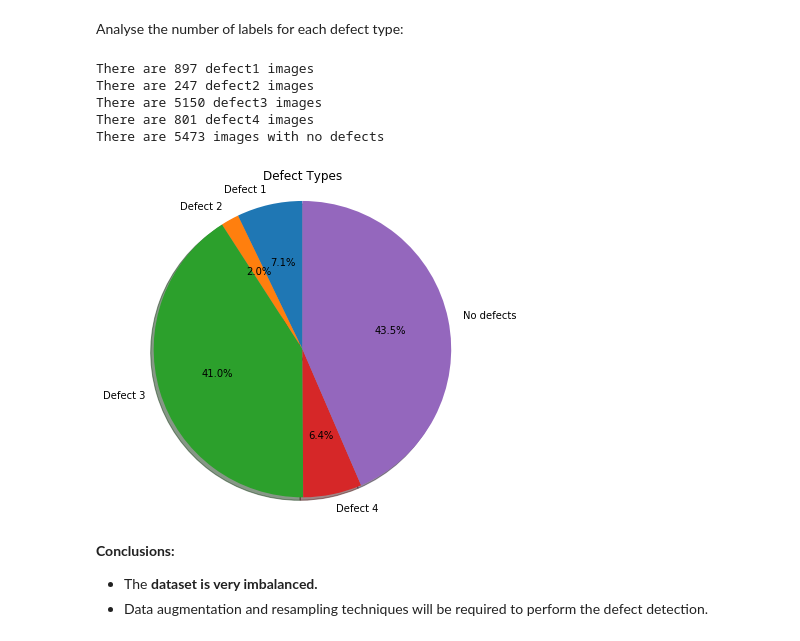
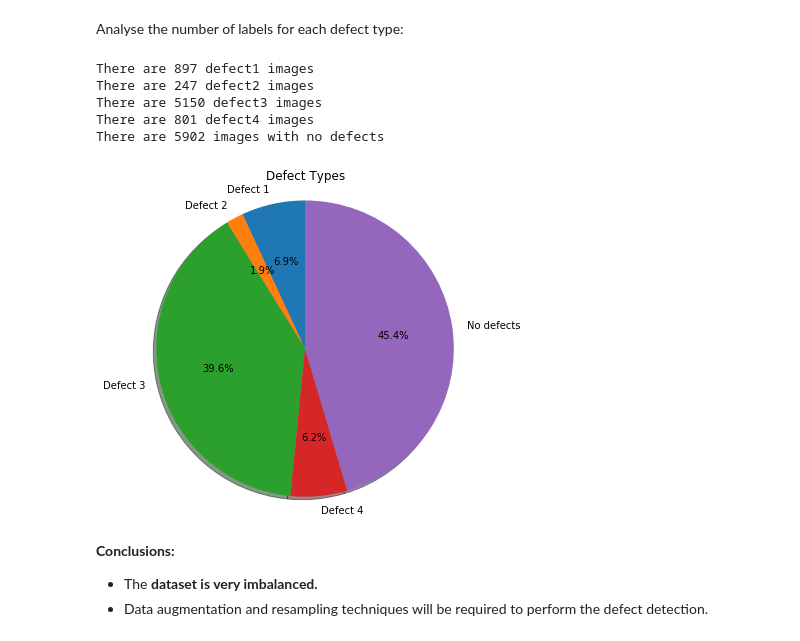
Before and after one commit to Lexie88rus/steel_defect_detection, a Jupyter notebook: steel-defect-detection-EDA.ipynb, the cells around one changed output. Saved outputs shown, nothing was run; the diff lists cells and outputs as text; code cells hidden in the pictures.

Commit message:
Updated the EDA: Corrected the calculation of number of labels per image.

```diff
--- a/steel-defect-detection-EDA.ipynb
+++ b/steel-defect-detection-EDA.ipynb
@@ -159,8 +159,9 @@ defect2 = train_df[train_df['Label'] == '2'].EncodedPixels.count()
 defect3 = train_df[train_df['Label'] == '3'].EncodedPixels.count()
 defect4 = train_df[train_df['Label'] == '4'].EncodedPixels.count()
 
-labels_count = train_df.groupby('Image').count()['EncodedPixels']
-no_defects = len(labels_count) - labels_count.sum()
+labels_per_image = train_df.groupby('Image')['EncodedPixels'].count()
+
+no_defects = labels_per_image[labels_per_image == 0].count()
 
 print('There are {} defect1 images'.format(defect1))
 print('There are {} defect2 images'.format(defect2))
@@ -172,20 +173,20 @@ There are 897 defect1 images
 There are 247 defect2 images
 There are 5150 defect3 images
 There are 801 defect4 images
-There are 5473 images with no defects
+There are 5902 images with no defects
 # %%
 # plotting a pie chart
 labels = 'Defect 1', 'Defect 2', 'Defect 3', 'Defect 4', 'No defects'
-sizes = [defect1, defect2, defect3, defect4, len(train_fns) - defect1 - defect2 - defect3 - defect4]
+sizes = [defect1, defect2, defect3, defect4, no_defects]
 
 fig, ax = plt.subplots(figsize=(6, 6))
 ax.pie(sizes, labels=labels, autopct='%1.1f%%', shadow=True, startangle=90)
 ax.axis('equal')
 ax.set_title('Defect Types')
 
 plt.show()
 # %% [output]
-[figure, old version]
+[figure, new version]
 # %% [markdown]
 __Conclusions:__
 * The __dataset is very imbalanced.__
```
Also changed, not shown: parts of 7 cells of this notebook.
